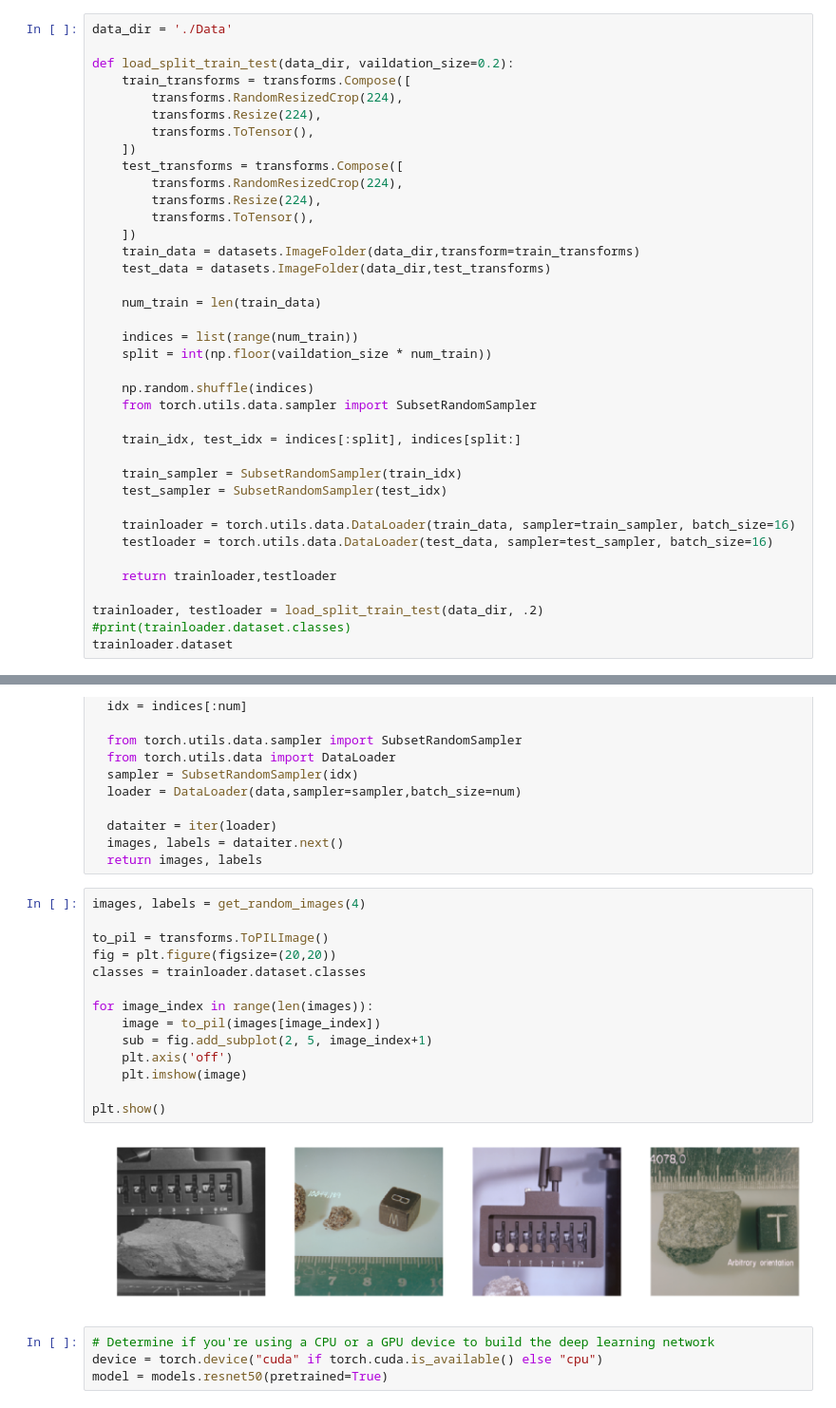
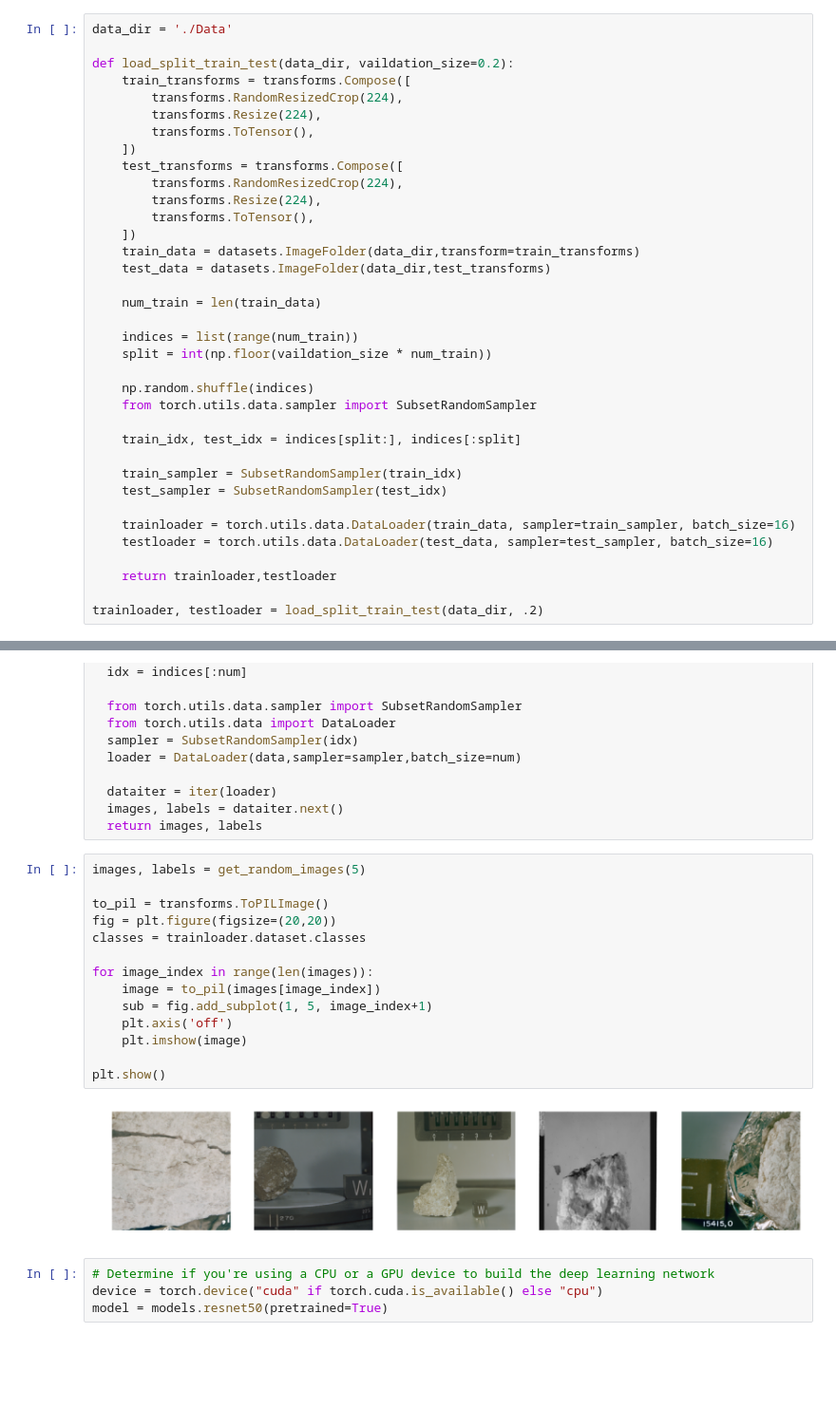
Before and after one commit to linqus/ClassifySpaceRocks, a Jupyter notebook: ClassifySpaceRockProgram.ipynb, the cells around one changed output, grey strips where cells are left out. Shown at 95% size. Cells and saved outputs as stored; diff of their text form; blank space fills up the shorter version.

Commit message:
correction of datatset splitting

```diff
--- a/ClassifySpaceRockProgram.ipynb
+++ b/ClassifySpaceRockProgram.ipynb
@@ -42,7 +42,7 @@ def load_split_train_test(data_dir, vaildation_size=0.2):
     np.random.shuffle(indices)
     from torch.utils.data.sampler import SubsetRandomSampler
 
-    train_idx, test_idx = indices[:split], indices[split:]
+    train_idx, test_idx = indices[split:], indices[:split]
 
     train_sampler = SubsetRandomSampler(train_idx)
     test_sampler = SubsetRandomSampler(test_idx)
@@ -53,5 +53,3 @@ def load_split_train_test(data_dir, vaildation_size=0.2):
     return trainloader,testloader
 
 trainloader, testloader = load_split_train_test(data_dir, .2)
-#print(trainloader.dataset.classes)
-trainloader.dataset
@@ -88,21 +76,21 @@ def get_random_images(num):
   images, labels = dataiter.next()
   return images, labels
 # %%
-images, labels = get_random_images(4)
+images, labels = get_random_images(5)
 
 to_pil = transforms.ToPILImage()
 fig = plt.figure(figsize=(20,20))
 classes = trainloader.dataset.classes
 
 for image_index in range(len(images)):
     image = to_pil(images[image_index])
-    sub = fig.add_subplot(2, 5, image_index+1)
+    sub = fig.add_subplot(1, 5, image_index+1)
     plt.axis('off')
     plt.imshow(image)
 
 plt.show()
 # %% [output]
-[figure, old version]
+[figure, new version]
 # %%
 # Determine if you're using a CPU or a GPU device to build the deep learning network
 device = torch.device("cuda" if torch.cuda.is_available() else "cpu")
```
Also changed, not shown: parts of 2 cells of this notebook.
